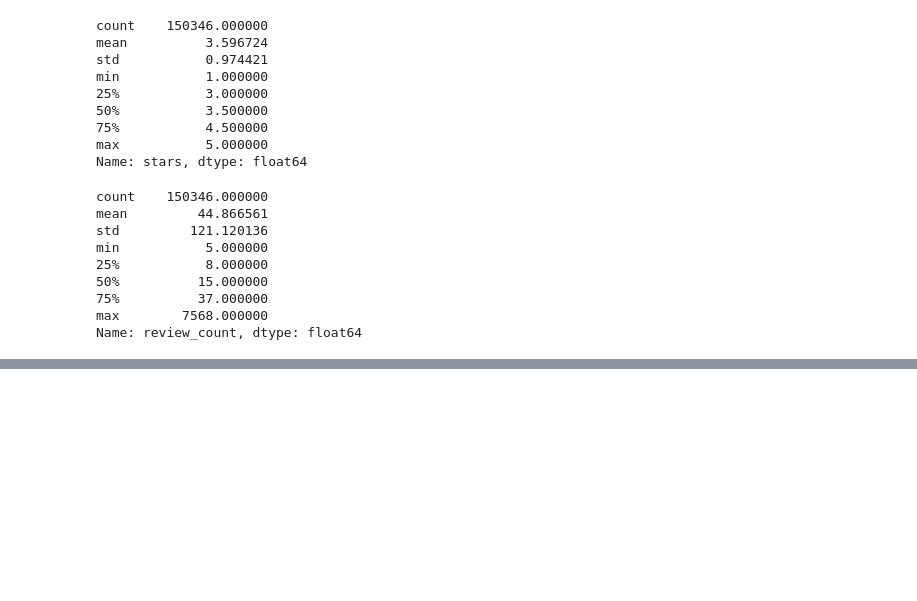
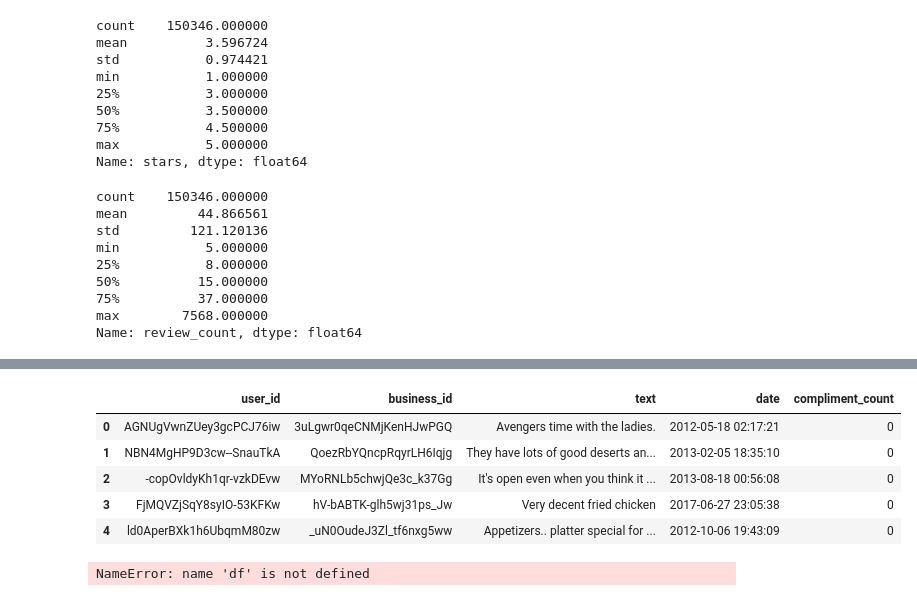
Before and after one commit to ECO225-W2024/project-one-code-duyaqi1, a Jupyter notebook: archive/Yelp DA.ipynb, the cells around one changed output, grey strips where cells are left out. Drawn from its saved outputs; the diff is of its cells as text; code cells hidden in the pictures; blank space fills up the shorter version.

```diff
--- a/archive/Yelp DA.ipynb
+++ b/archive/Yelp DA.ipynb
@@ -117,0 +136,20 @@ print(business_count_by_state)
+# %%
+df_t = pd.read_json(r"yelp_academic_dataset_tip.json", lines=True)df_t.head()
+# %% [output]
+|  | user_id | business_id | text | date | compliment_count |
+| 0 | AGNUgVwnZUey3gcPCJ76iw | 3uLgwr0qeCNMjKenHJwPGQ | Avengers time with the ladies. | 2012-05-18 02:17:21 | 0 |
+| 1 | NBN4MgHP9D3cw--SnauTkA | QoezRbYQncpRqyrLH6Iqjg | They have lots of good deserts an... | 2013-02-05 18:35:10 | 0 |
+| 2 | -copOvldyKh1qr-vzkDEvw | MYoRNLb5chwjQe3c_k37Gg | It's open even when you think it ... | 2013-08-18 00:56:08 | 0 |
+| 3 | FjMQVZjSqY8syIO-53KFKw | hV-bABTK-glh5wj31ps_Jw | Very decent fried chicken | 2017-06-27 23:05:38 | 0 |
+| 4 | ld0AperBXk1h6UbqmM80zw | _uN0OudeJ3Zl_tf6nxg5ww | Appetizers.. platter special for ... | 2012-10-06 19:43:09 | 0 |
+# %%
+
+df_b_c['review_count_rank_pct'] = df_b_c['review_count'].rank(pct=True, ascending=False)
+
+df_b_c['review_count_score'] = (100 - df_b_c['review_count_rank_pct'] * 100) / 40
+
+df_b_c['business_success'] = df_b_c['stars']*0.5 + df_b_c['review_count_score']
+
+print(df_b_c[['stars', 'review_count', 'business_success']])
+# %% [output]
+NameError: name 'df' is not defined
```
Also changed, not shown: parts of 1 cell of this notebook.
